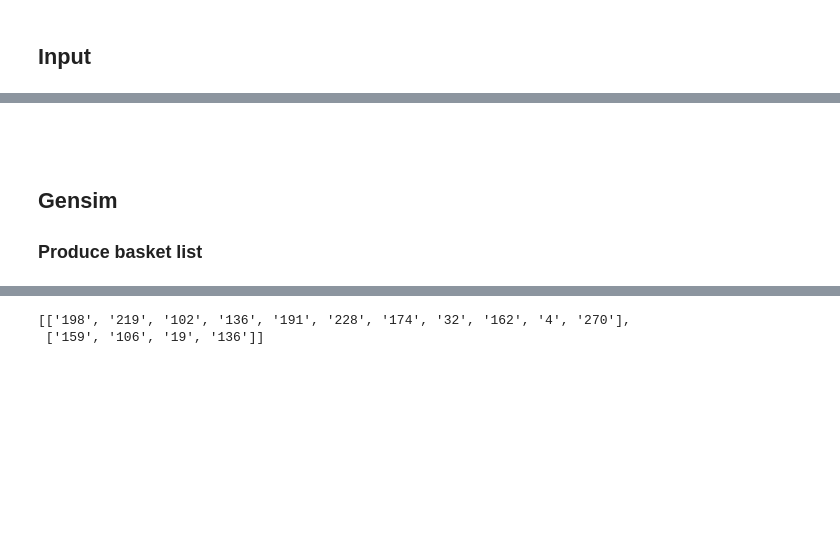
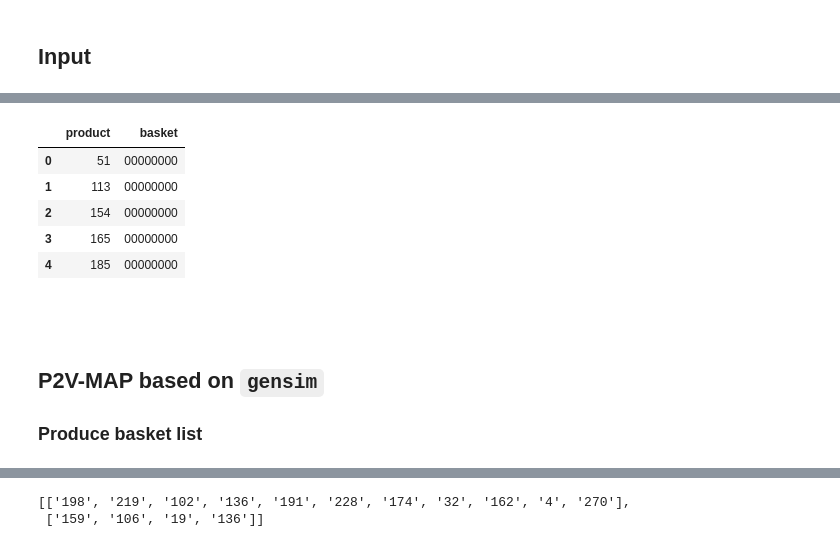
Before and after one commit to sbstn-gbl/lfbd-21-22, a Jupyter notebook: lectures/tutorial-assignment-3.ipynb, the cells around one changed output, grey strips where cells are left out. Saved outputs shown, nothing was run; the diff lists cells and outputs as text; code cells hidden in the pictures; blank space fills up the shorter version.

```diff
--- a/lectures/tutorial-assignment-3.ipynb
+++ b/lectures/tutorial-assignment-3.ipynb
@@ -37,9 +78,18 @@ config_p2vmap = common.read_yaml("config-p2vmap.yaml")
 # %%
 baskets = pd.read_parquet(f"{path}/market-baskets.parquet")
+del baskets["customer"]
+baskets.head()
+# %% [output]
+|  | product | basket |
+| 0 | 51 | 00000000 |
+| 1 | 113 | 00000000 |
+| 2 | 154 | 00000000 |
+| 3 | 165 | 00000000 |
+| 4 | 185 | 00000000 |
 # %% [markdown]
 <br>
 <br>
 
-## Gensim
+## P2V-MAP based on `gensim`
 
 ### Produce basket list
```
Also changed, not shown: parts of 60 cells of this notebook, 1 other file.
